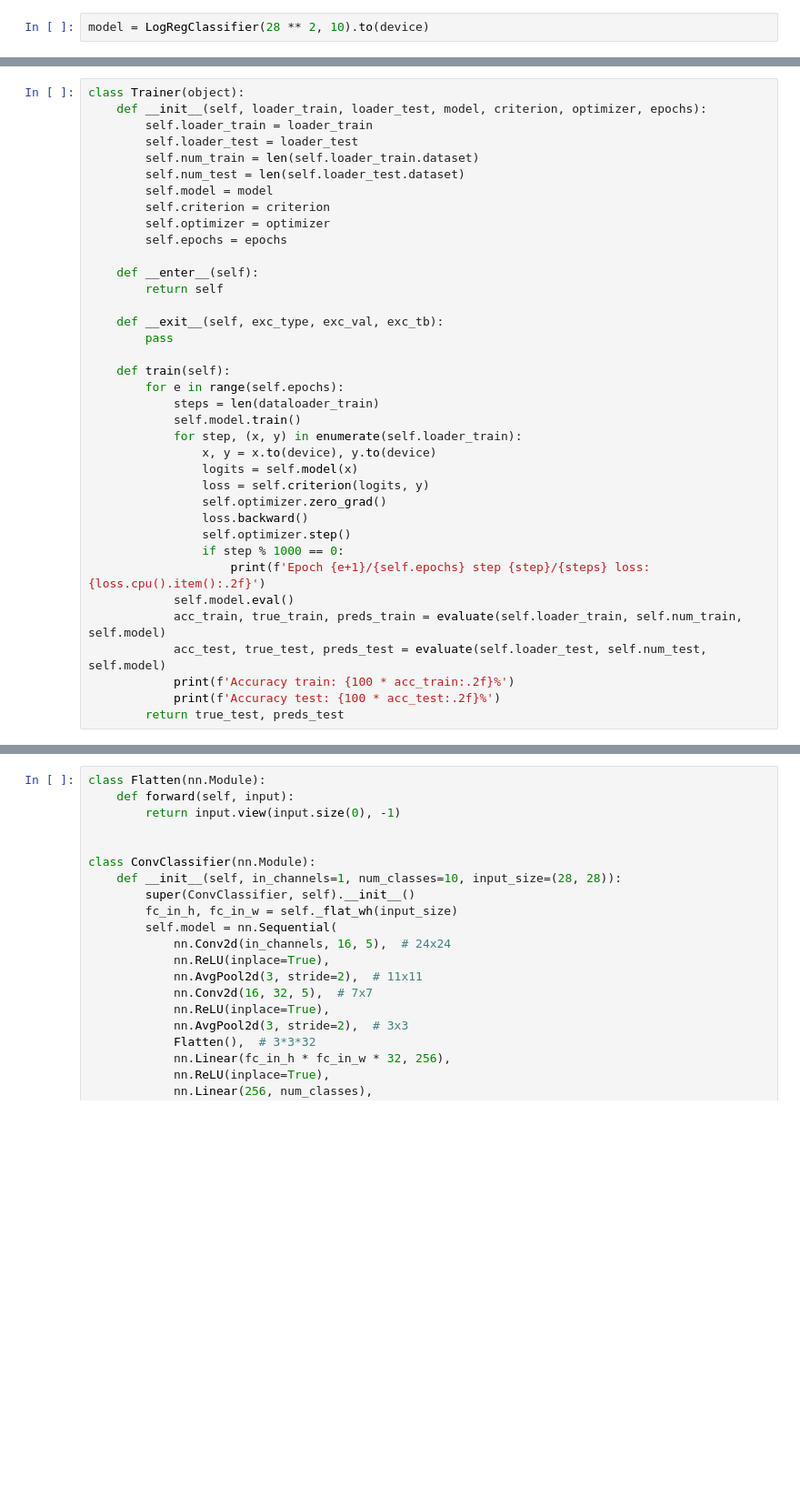
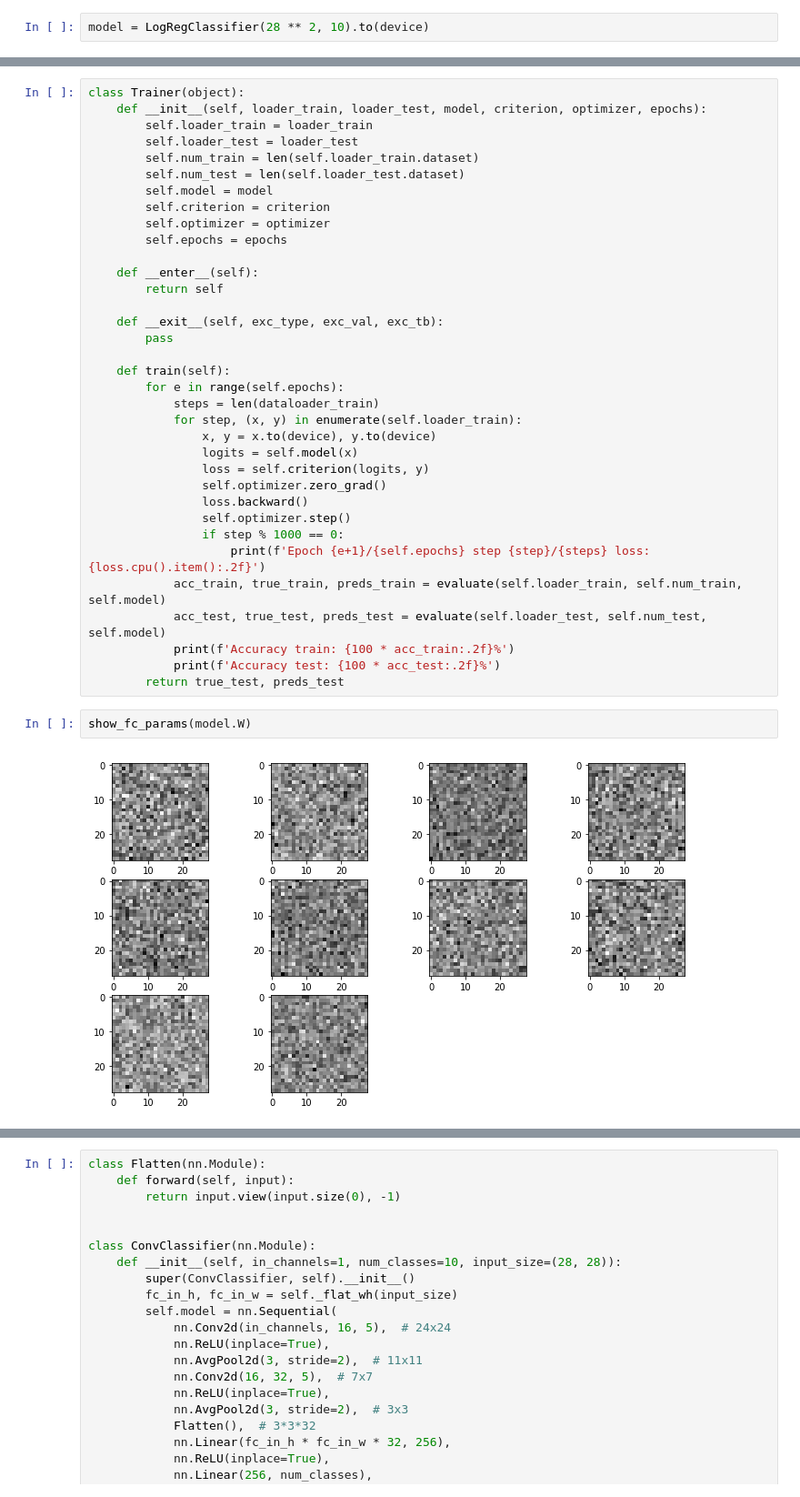
Before and after one commit to orsic/mozgalo_workshop, a Jupyter notebook: Mozgalo.ipynb, the cells around one changed output, grey strips where cells are left out. Shown at 91% size. Saved outputs shown, nothing was run; the diff lists cells and outputs as text; blank space fills up the shorter version.

```diff
--- a/Mozgalo.ipynb
+++ b/Mozgalo.ipynb
@@ -135,7 +196,6 @@ class Trainer(object):
     def train(self):
         for e in range(self.epochs):
             steps = len(dataloader_train)
-            self.model.train()
             for step, (x, y) in enumerate(self.loader_train):
                 x, y = x.to(device), y.to(device)
                 logits = self.model(x)
@@ -145,12 +205,15 @@ class Trainer(object):
                 self.optimizer.step()
                 if step % 1000 == 0:
                     print(f'Epoch {e+1}/{self.epochs} step {step}/{steps} loss: {loss.cpu().item():.2f}')
-            self.model.eval()
             acc_train, true_train, preds_train = evaluate(self.loader_train, self.num_train, self.model)
             acc_test, true_test, preds_test = evaluate(self.loader_test, self.num_test, self.model)
             print(f'Accuracy train: {100 * acc_train:.2f}%')
             print(f'Accuracy test: {100 * acc_test:.2f}%')
         return true_test, preds_test
+# %%
+show_fc_params(model.W)
+# %% [output]
+[figure, added]
 # %%
 with Trainer(dataloader_train, dataloader_test, model, criterion, optimizer, epochs=5) as trainer:
     true_test, preds_test = trainer.train()
```
Also changed, not shown: parts of 41 cells of this notebook, 3 other files.
